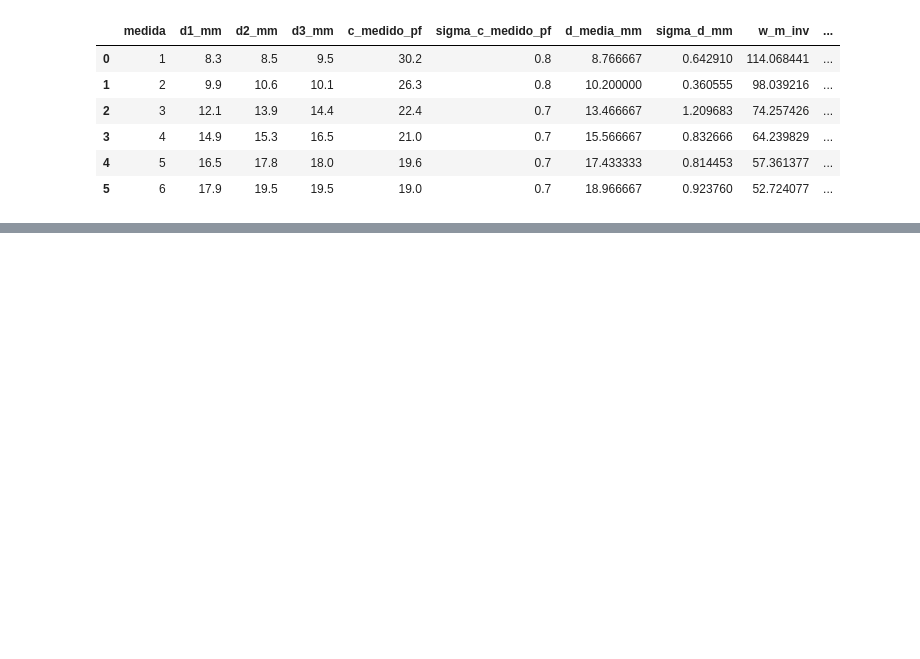
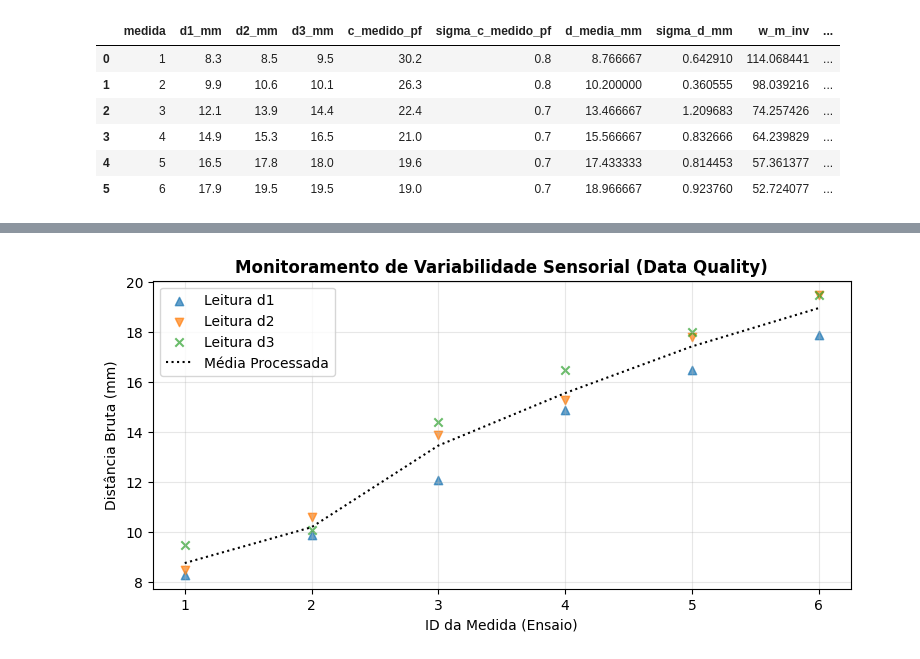
Before and after one commit to joao-guilherme298/projeto-analise-eletro, a Jupyter notebook: analise.ipynb, the cells around one changed output, grey strips where cells are left out. Saved outputs shown, nothing was run; the diff lists cells and outputs as text; code cells hidden in the pictures; blank space fills up the shorter version.

```diff
--- a/analise.ipynb
+++ b/analise.ipynb
@@ -17,0 +104,21 @@ df_resultado
+# %%
+plt.figure(figsize=(9, 4))
+medidas = df_resultado['medida']
+
+# Plotando os três conjuntos de pontos brutos coletados na bancada
+plt.scatter(medidas, df_resultado['d1_mm'], label='Leitura d1', alpha=0.7, marker='^')
+plt.scatter(medidas, df_resultado['d2_mm'], label='Leitura d2', alpha=0.7, marker='v')
+plt.scatter(medidas, df_resultado['d3_mm'], label='Leitura d3', alpha=0.7, marker='x')
+
+# Desenhando uma linha passando pela média calculada
+plt.plot(medidas, df_resultado['d_media_mm'], color='black', linestyle=':', label='Média Processada')
+
+plt.xlabel('ID da Medida (Ensaio)', fontsize=10)
+plt.ylabel('Distância Bruta (mm)', fontsize=10)
+plt.title('Monitoramento de Variabilidade Sensorial (Data Quality)', fontsize=12, fontweight='bold')
+plt.xticks(medidas)
+plt.legend()
+plt.grid(True, alpha=0.3)
+plt.show()
+# %% [output]
+[figure, added]
```
Also changed, not shown: parts of 4 cells of this notebook, 2 other files.
